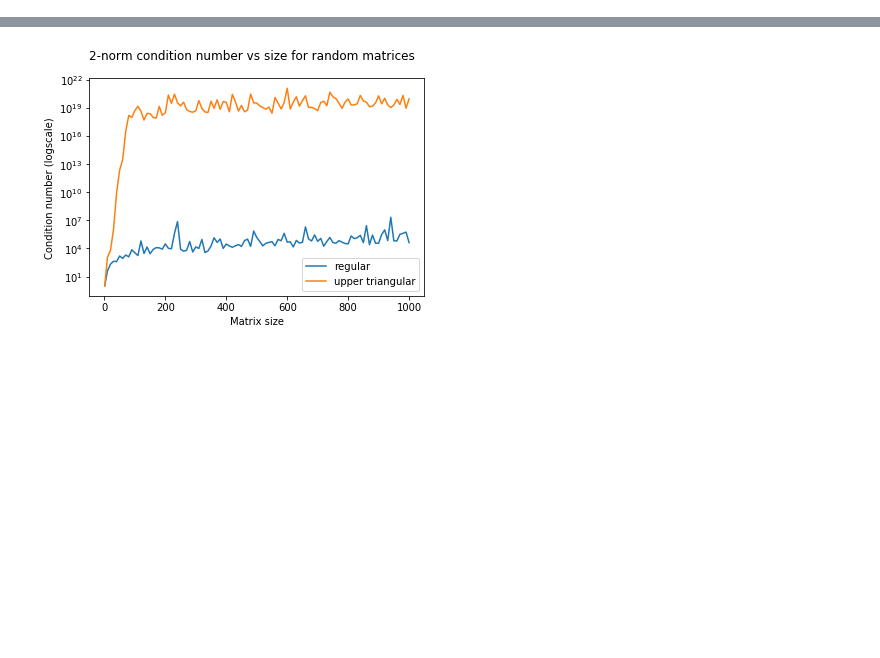
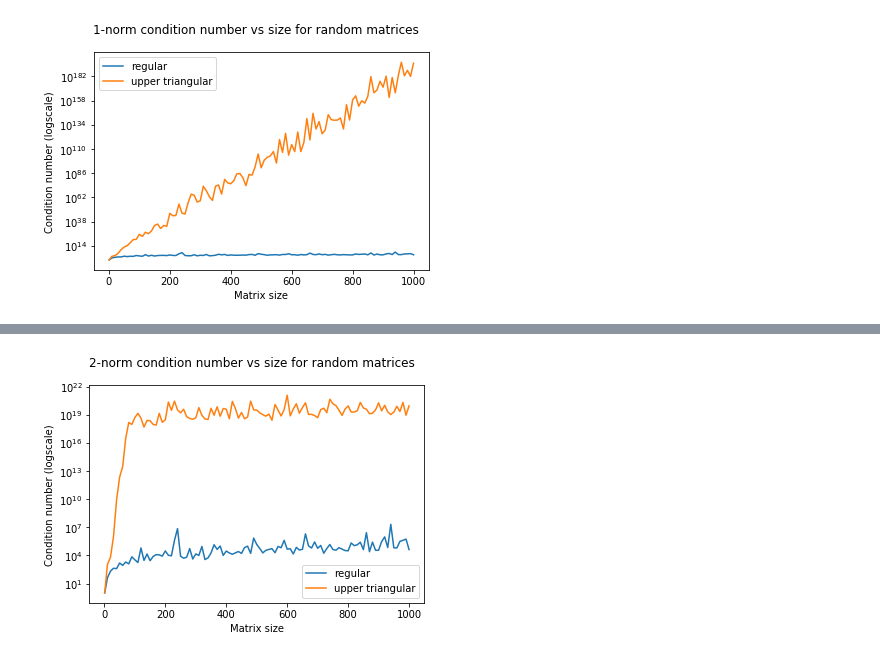
Before and after one commit to apaksoy/alaff, a Jupyter notebook: HW 1_4_3_1.ipynb, the cells around one changed output, grey strips where cells are left out. Saved outputs shown, nothing was run; the diff lists cells and outputs as text; code cells hidden in the pictures; blank space fills up the shorter version.

Commit message:
Put a new cell for each norm-type

```diff
--- a/HW 1_4_3_1.ipynb
+++ b/HW 1_4_3_1.ipynb
@@ -23,3 +23,32 @@ print(f"{np.linalg.norm(b - U @ x_hat) = }\n")
 print(f"{min(np.diag(U)) = }\n")
 
 print(f"{np.linalg.cond(U) = }\n")
+# %%
+# Extension of HW 1.4.3.1
+# What happens to 1-norm condition numbers as the matrix size grows larger?
+
+import numpy as np
+from scipy import linalg
+import matplotlib.pyplot as plt
+
+np.random.seed(2)
+
+n = 1000
+# matrix number on a p-matrix norm for a scalar is always 1,
+cond_nums = np.array([[1,1,1]])
+# starting from 2 because np.append() can not append an empty matrix
+for i in range(10,1001,10):
+    A = np.random.random((i, i))
+    U = np.triu(A, 0)
+    cond_nums = np.append(cond_nums,[[i, np.linalg.cond(A,1), np.linalg.cond(U,1)   ]], axis = 0)
+fig, ax = plt.subplots()
+fig.suptitle("1-norm condition number vs size for random matrices")
+plt.xlabel('Matrix size')
+plt.ylabel('Condition number (logscale)')
+plt.yscale("log")
+ax.plot(cond_nums[:,0], cond_nums[:,1], label = "regular")
+ax.plot(cond_nums[:,0], cond_nums[:,2], label = "upper triangular")
+plt.legend()
+plt.show()
+# %% [output]
+[figure, added]
```
Also changed, not shown: parts of 3 cells of this notebook.
